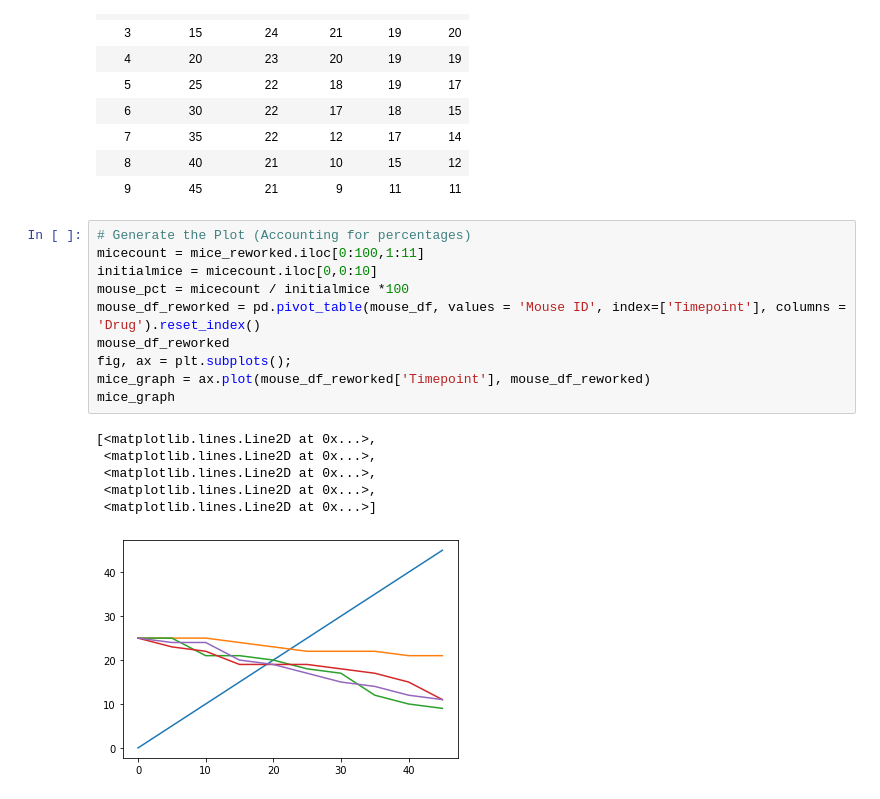
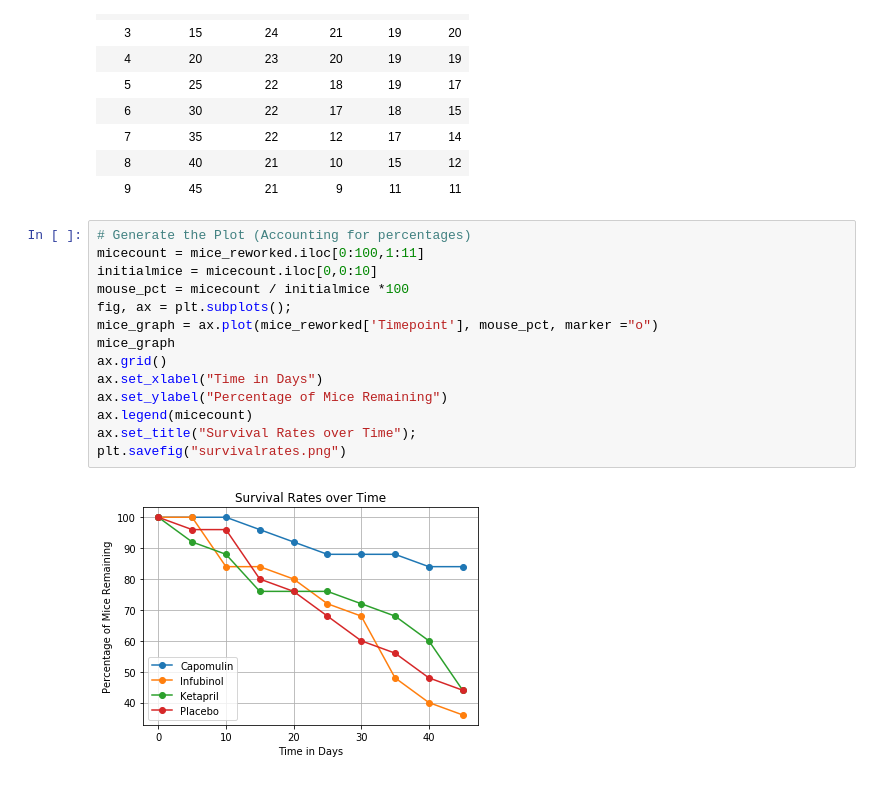
Before and after one commit to shamrockbandit/matplotlib-challenge, a Jupyter notebook: matplotlib-homework.ipynb, the cells around one changed output. Cells and saved outputs as stored; diff of their text form.

```diff
--- a/matplotlib-homework.ipynb
+++ b/matplotlib-homework.ipynb
@@ -256,17 +265,16 @@ mice_reworked
 # %%
 # Generate the Plot (Accounting for percentages)
 micecount = mice_reworked.iloc[0:100,1:11]
 initialmice = micecount.iloc[0,0:10]
 mouse_pct = micecount / initialmice *100
-mouse_df_reworked = pd.pivot_table(mouse_df, values = 'Mouse ID', index=['Timepoint'], columns = 'Drug').reset_index()
-mouse_df_reworked
 fig, ax = plt.subplots();
-mice_graph = ax.plot(mouse_df_reworked['Timepoint'], mouse_df_reworked)
+mice_graph = ax.plot(mice_reworked['Timepoint'], mouse_pct, marker ="o")
 mice_graph
+ax.grid()
+ax.set_xlabel("Time in Days")
+ax.set_ylabel("Percentage of Mice Remaining")
+ax.legend(micecount)
+ax.set_title("Survival Rates over Time");
+plt.savefig("survivalrates.png")
 # %% [output]
-[<matplotlib.lines.Line2D at 0x...>,
- <matplotlib.lines.Line2D at 0x...>,
- <matplotlib.lines.Line2D at 0x...>,
- <matplotlib.lines.Line2D at 0x...>,
- <matplotlib.lines.Line2D at 0x...>]
-[figure, old version]
+[figure, new version]
```
Also changed, not shown: parts of 5 cells of this notebook.
